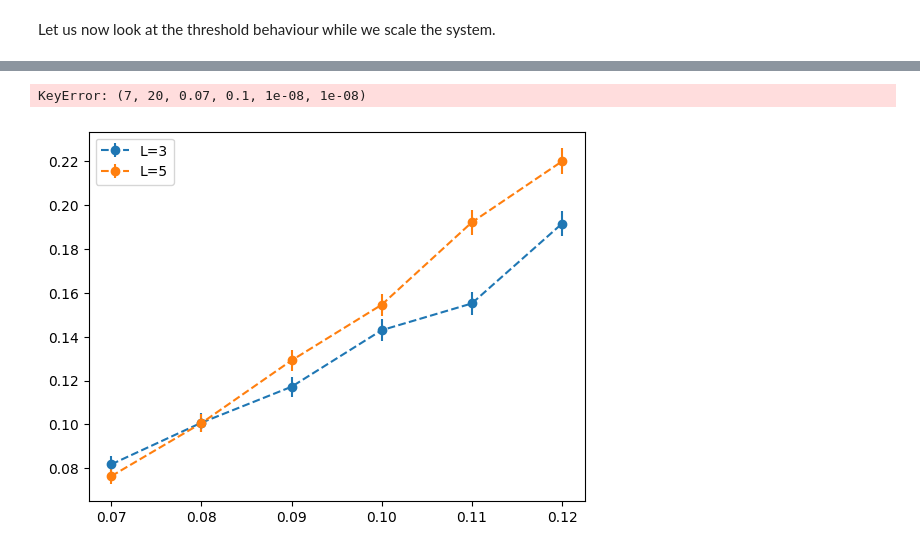
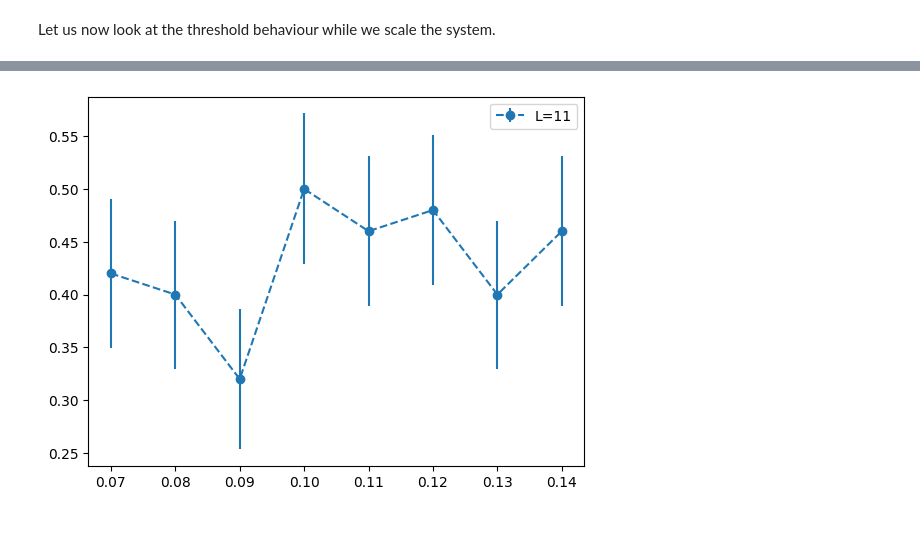
Before and after one commit to quicophy/mdopt, a Jupyter notebook: docs/source/quantum_surface.ipynb, the cells around one changed output, grey strips where cells are left out. Saved outputs shown, nothing was run; the diff lists cells and outputs as text; code cells hidden in the pictures.

```diff
--- a/docs/source/quantum_surface.ipynb
+++ b/docs/source/quantum_surface.ipynb
@@ -470,7 +387,7 @@ seed_seq = np.random.SeedSequence(SEED)
 errors = {}
 
 max_bond_dims = [128, 64, 32, 16, 8, 4]
-error_rates = np.arange(0.05, 0.45, 0.05)
+error_rates = np.arange(0.01, 0.21, 0.02)
 failures_statistics = {}
 
 rep_code = qc.repetition_code(LATTICE_SIZE)
@@ -500,7 +417,7 @@ for CHI_MAX in max_bond_dims:
                 code=surface_code,
                 error=error,
                 chi_max=CHI_MAX,
-                multiply_by_stabiliser=True,
+                multiply_by_stabiliser=False,
                 bias_type="Bitflip",
                 bias_prob=0.1,
                 tolerance=1e-8,
@@ -669,22 +562,21 @@ failure_rates
 # %%
-CHI_MAX, BIAS, TOLERANCE, CUT = 20, 1e-1, 1e-8, 1e-8
+CHI_MAX, BIAS, TOLERANCE, CUT = 8, 1e-1, 1e-12, 1e-12
 
-for lattice_size in [3, 5, 7]:
+for lattice_size in [11]:
     plt.errorbar(
         error_rates,
         [
             failure_rates[lattice_size, CHI_MAX, ERROR_RATE, BIAS, TOLERANCE, CUT]
             for ERROR_RATE in error_rates
         ],
         yerr=[
             error_bars[lattice_size, CHI_MAX, ERROR_RATE, BIAS, TOLERANCE, CUT]
             for ERROR_RATE in error_rates
         ],
         fmt="o--",
         label=f"L={lattice_size}",
     )
     plt.legend()
 plt.show()
 # %% [output]
-KeyError: (7, 20, 0.07, 0.1, 1e-08, 1e-08)
-[figure, old version]
+[figure, new version]
```
Also changed, not shown: parts of 25 cells of this notebook, 5 other files.
